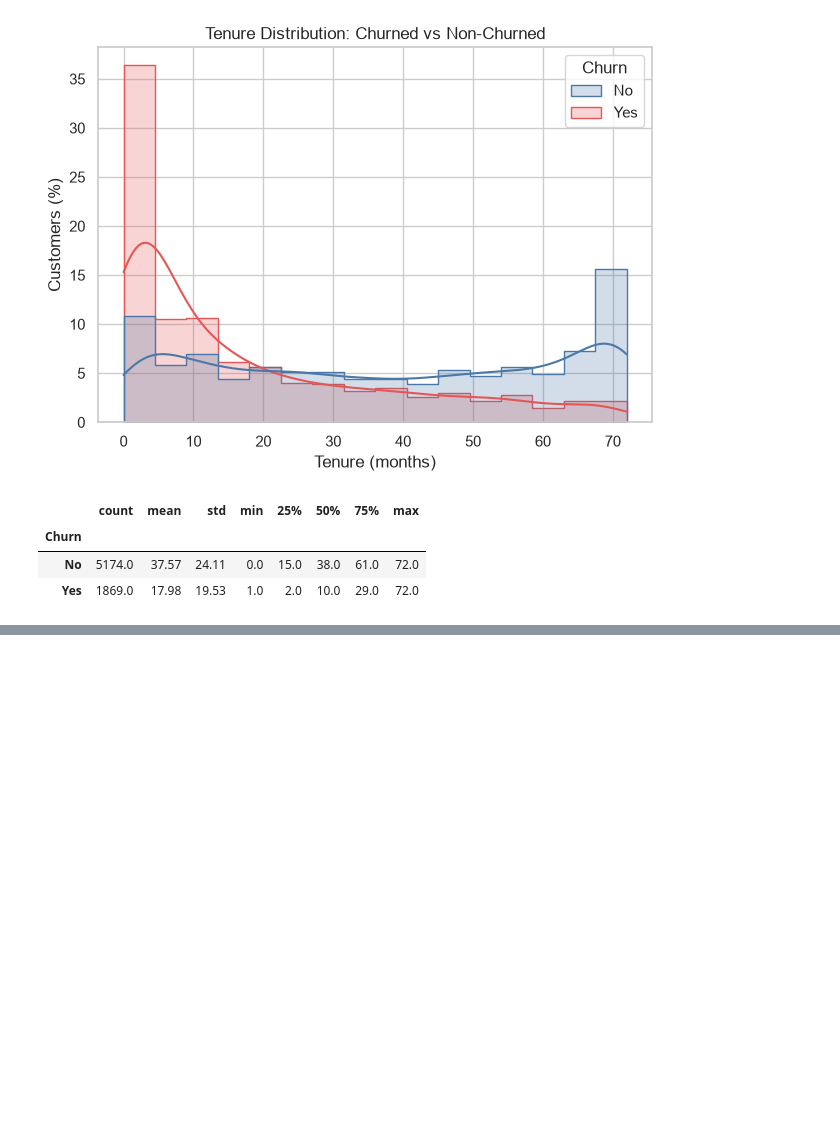
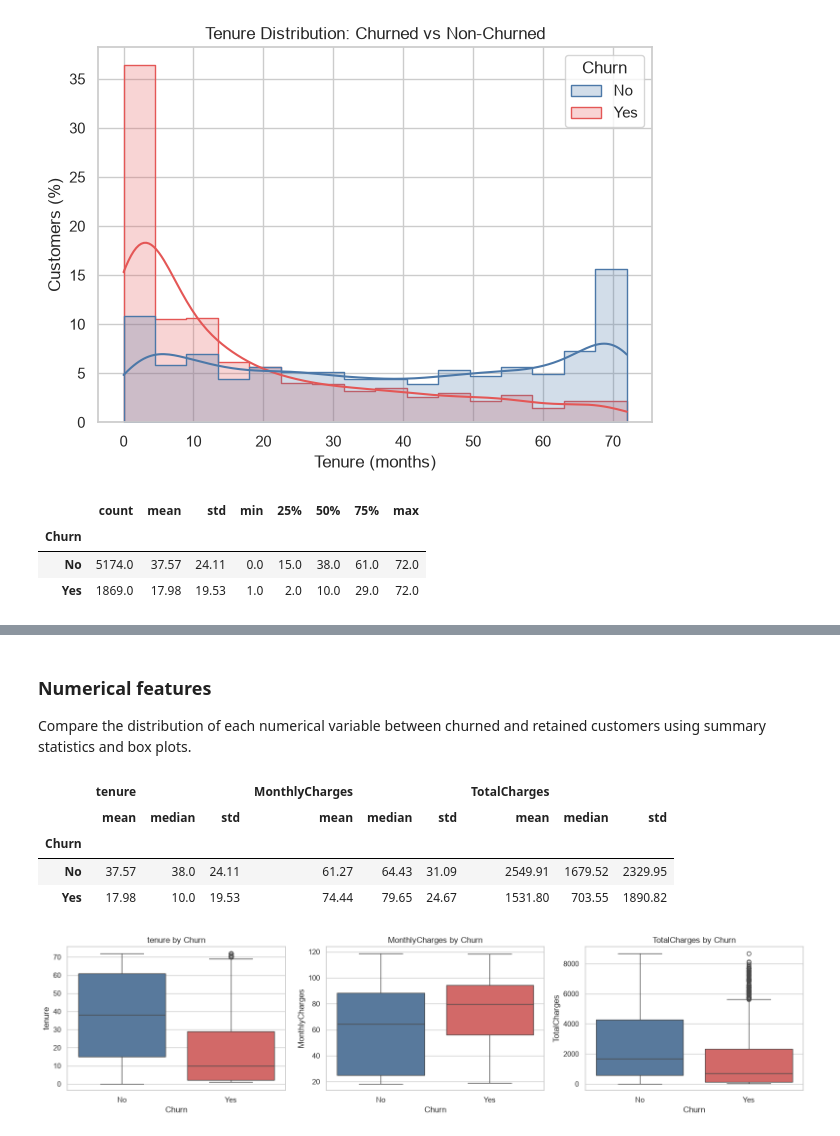
Before and after one commit to AlyIbrahim1/telecom-retention-campaign-workbench, a Jupyter notebook: teleco_churn_eda.ipynb, the cells around one changed output, grey strips where cells are left out. Drawn from its saved outputs; the diff is of its cells as text; code cells hidden in the pictures; blank space fills up the shorter version.

```diff
--- a/teleco_churn_eda.ipynb
+++ b/teleco_churn_eda.ipynb
@@ -434,10 +627,5 @@ How do SeniorCitizen, Partner, and Dependents each relate to churn?
 # %%
 statuses = {"SeniorCitizen": "Senior Citizen", "Partner": "Partner", "Dependents": "Dependents"}
-
-df["SeniorCitizen"] = df["SeniorCitizen"].map({
-    1: "Yes",
-    0: "No"
-})
 
 statuses_churn = (
     pd.concat(
@@ -453,6 +641,7 @@ statuses_churn = (
     .rename("Churn Rate")
     .reset_index()
 )
+display(statuses_churn.round(2))
 
 ax = sns.barplot(
     data=statuses_churn,
@@ -489,0 +744,51 @@ This suggests that senior citizens and customers without a partner or dependents
+# %% [markdown]
+### Numerical features
+
+Compare the distribution of each numerical variable between churned and retained customers using summary statistics and box plots.
+# %%
+numerical_columns = [
+    column
+    for column in df.select_dtypes(exclude="str").columns
+    if column not in ["Churn"]
+]
+
+numerical_churn_summary = (
+    df.groupby("Churn")[numerical_columns]
+    .agg([
+        "mean",
+        "median",
+        "std"
+    ])
+    .round(2)
+)
+
+display(numerical_churn_summary)
+
+fig, axes = plt.subplots(
+    1,
+    3,
+    figsize=(16, 4)
+)
+
+for axis, column in zip(axes, numerical_columns):
+    sns.boxplot(
+        data=df,
+        x="Churn",
+        y=column,
+        hue="Churn",
+        palette=churn_palette,
+        legend=False,
+        ax=axis
+    )
+
+    axis.set_title(f"{column} by Churn")
+
+plt.tight_layout()
+plt.show()
+# %% [output]
+|  | tenure |  |  | MonthlyCharges |  |  | TotalCharges |  |  |
+|  | mean | median | std | mean | median | std | mean | median | std |
+| Churn |  |  |  |  |  |  |  |  |  |
+| No | 37.57 | 38.0 | 24.11 | 61.27 | 64.43 | 31.09 | 2549.91 | 1679.52 | 2329.95 |
+| Yes | 17.98 | 10.0 | 19.53 | 74.44 | 79.65 | 24.67 | 1531.80 | 703.55 | 1890.82 |
+[figure, added]
```
Also changed, not shown: parts of 65 cells of this notebook.
